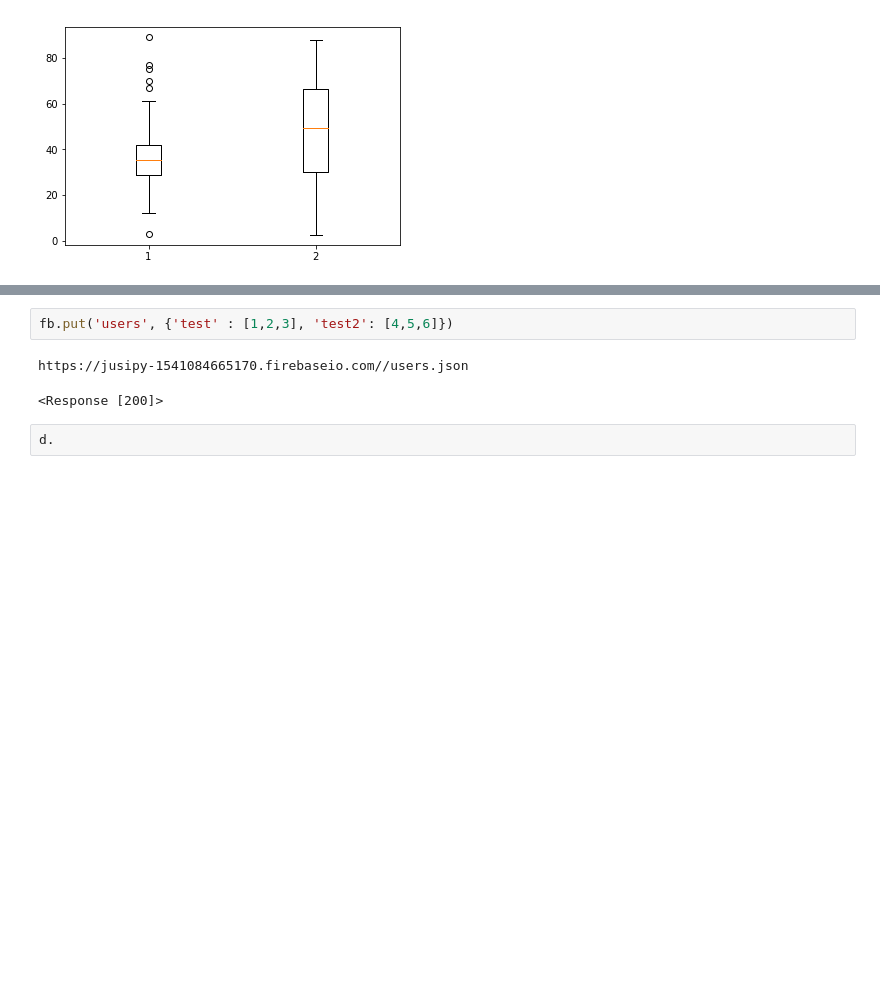
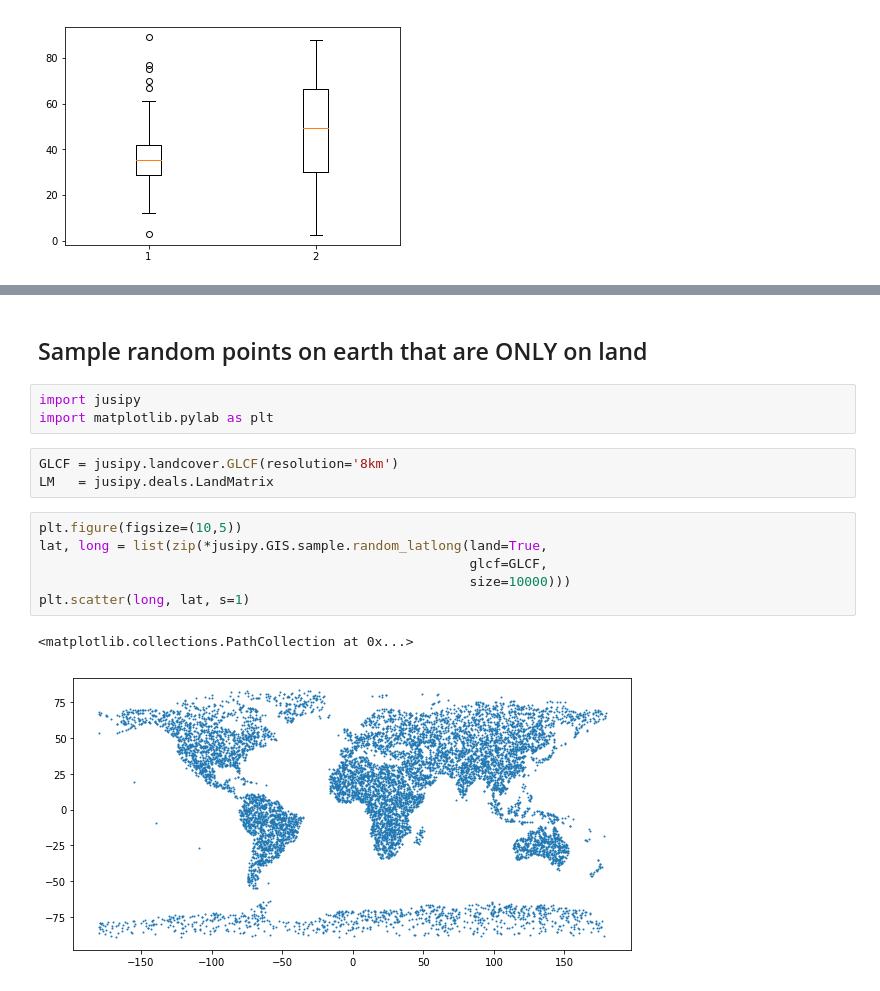
Before and after one commit to thiesgehrmann/JuSiPy_Asser, a Jupyter notebook: jusipy_usage.ipynb, the cells around one changed output, grey strips where cells are left out. Cells and saved outputs as stored; diff of their text form; blank space fills up the shorter version.

Commit message:
Reorganized the Features submodule. Added the GIS.sample utilities. Updated the notebook

```diff
--- a/jusipy_usage.ipynb
+++ b/jusipy_usage.ipynb
@@ -347,7 +244,17 @@ requests.get('https://jusipy-1541084665170.firebaseio.com/.json?shallow=true').j
-# %%
-fb.put('users', {'test' : [1,2,3], 'test2': [4,5,6]})
-# %% [output]
-https://jusipy-1541084665170.firebaseio.com//users.json
-<Response [200]>
-# %%
-d.
+# %% [markdown]
+## Sample random points on earth that are ONLY on land
+# %%
+import jusipy
+import matplotlib.pylab as plt
+# %%
+GLCF = jusipy.landcover.GLCF(resolution='8km')
+LM   = jusipy.deals.LandMatrix
+# %%
+plt.figure(figsize=(10,5))
+lat, long = list(zip(*jusipy.GIS.sample.random_latlong(land=True,
+                                                       glcf=GLCF,
+                                                       size=10000)))
+plt.scatter(long, lat, s=1)
+# %% [output]
+<matplotlib.collections.PathCollection at 0x...>
+[figure, added]
```
Also changed, not shown: parts of 55 cells of this notebook, 22 other files.
